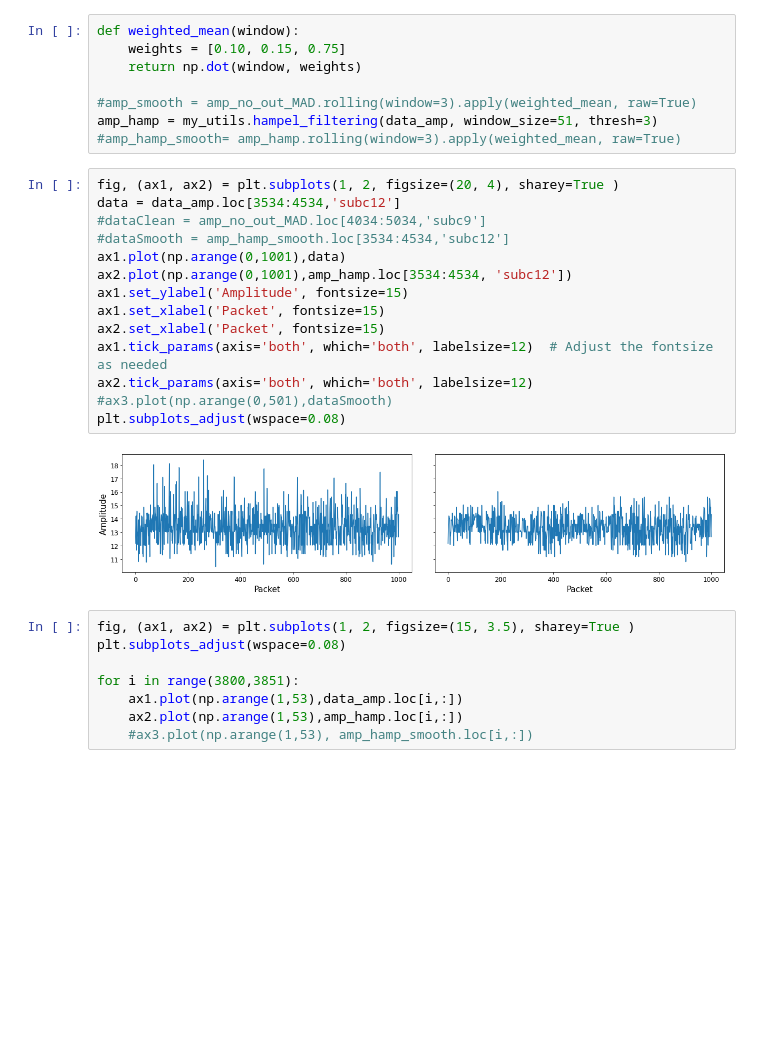
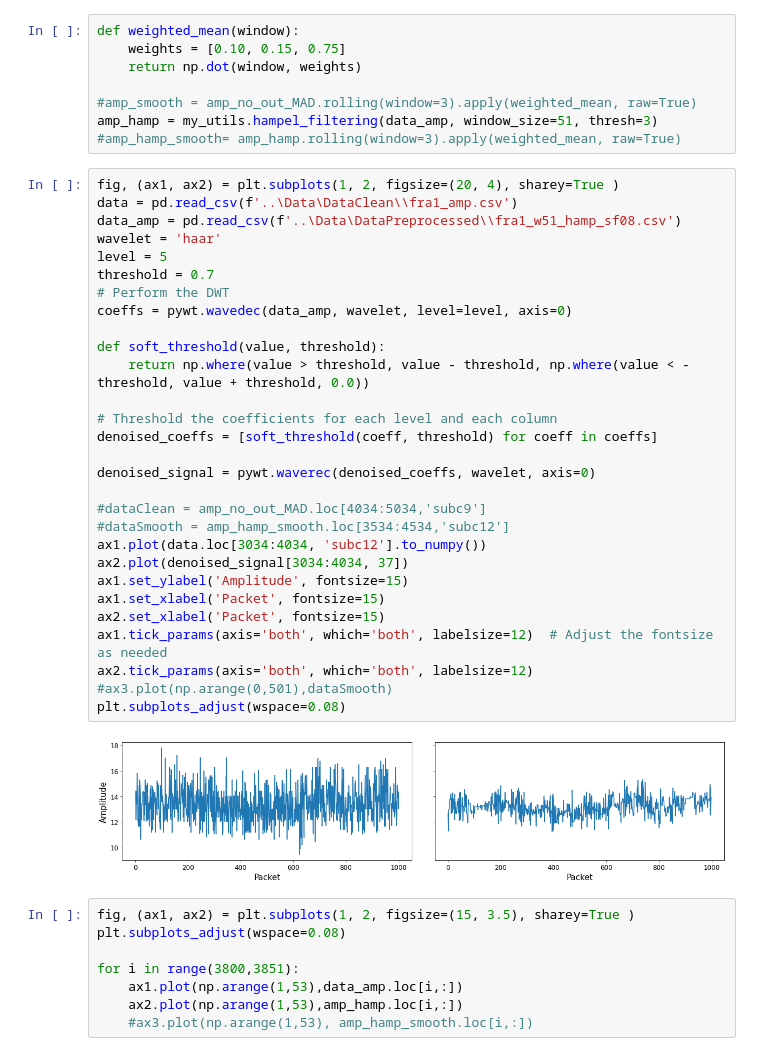
Before and after one commit to Paco-Danes/Thesis, a Jupyter notebook: Code/cleaningAndPlots.ipynb, the cells around one changed output. Drawn from its saved outputs; the diff is of its cells as text; blank space fills up the shorter version.

```diff
--- a/Code/cleaningAndPlots.ipynb
+++ b/Code/cleaningAndPlots.ipynb
@@ -277,20 +317,35 @@ amp_hamp = my_utils.hampel_filtering(data_amp, window_size=51, thresh=3)
 #amp_hamp_smooth= amp_hamp.rolling(window=3).apply(weighted_mean, raw=True)
 # %%
 fig, (ax1, ax2) = plt.subplots(1, 2, figsize=(20, 4), sharey=True )
-data = data_amp.loc[3534:4534,'subc12']
+data = pd.read_csv(f'..\Data\DataClean\\fra1_amp.csv')
+data_amp = pd.read_csv(f'..\Data\DataPreprocessed\\fra1_w51_hamp_sf08.csv')
+wavelet = 'haar'
+level = 5
+threshold = 0.7
+# Perform the DWT
+coeffs = pywt.wavedec(data_amp, wavelet, level=level, axis=0)
+
+def soft_threshold(value, threshold):
+    return np.where(value > threshold, value - threshold, np.where(value < -threshold, value + threshold, 0.0))
+
+# Threshold the coefficients for each level and each column
+denoised_coeffs = [soft_threshold(coeff, threshold) for coeff in coeffs]
+
+denoised_signal = pywt.waverec(denoised_coeffs, wavelet, axis=0)
+
 #dataClean = amp_no_out_MAD.loc[4034:5034,'subc9']
 #dataSmooth = amp_hamp_smooth.loc[3534:4534,'subc12']
-ax1.plot(np.arange(0,1001),data)
-ax2.plot(np.arange(0,1001),amp_hamp.loc[3534:4534, 'subc12'])
+ax1.plot(data.loc[3034:4034, 'subc12'].to_numpy())
+ax2.plot(denoised_signal[3034:4034, 37])
 ax1.set_ylabel('Amplitude', fontsize=15)
 ax1.set_xlabel('Packet', fontsize=15)
 ax2.set_xlabel('Packet', fontsize=15)
 ax1.tick_params(axis='both', which='both', labelsize=12)  # Adjust the fontsize as needed
 ax2.tick_params(axis='both', which='both', labelsize=12)
 #ax3.plot(np.arange(0,501),dataSmooth)
 plt.subplots_adjust(wspace=0.08)
 # %% [output]
-[figure, old version]
+[figure, new version]
 # %%
 fig, (ax1, ax2) = plt.subplots(1, 2, figsize=(15, 3.5), sharey=True )
 plt.subplots_adjust(wspace=0.08)
```
Also changed, not shown: parts of 7 cells of this notebook, 13 other files.
